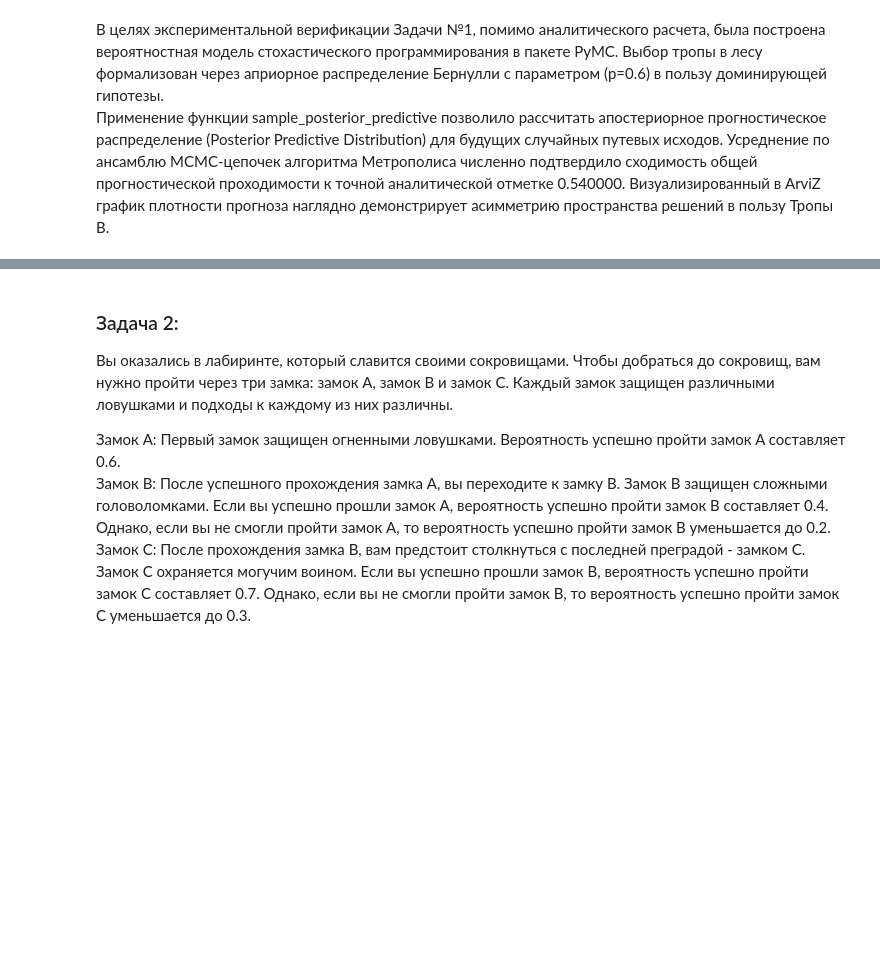
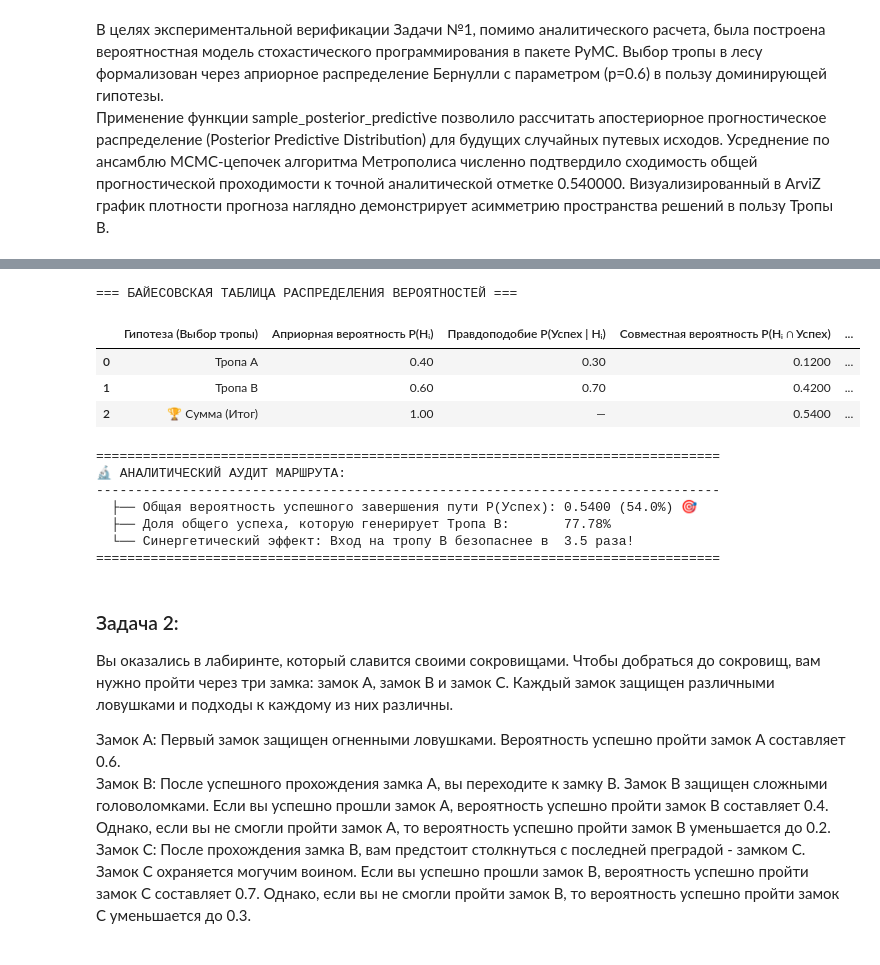
Before and after one commit to AlekseyFilatov/Machine-Learning-Expert-level, a Jupyter notebook: hw4/ds_project_submission/notebooks/05_bayes_research.ipynb, the cells around one changed output, grey strips where cells are left out. Saved outputs shown, nothing was run; the diff lists cells and outputs as text; code cells hidden in the pictures; blank space fills up the shorter version.

```diff
--- a/hw4/ds_project_submission/notebooks/05_bayes_research.ipynb
+++ b/hw4/ds_project_submission/notebooks/05_bayes_research.ipynb
@@ -265,3 +265,80 @@ Sampling: []
+# %%
+import pandas as pd
+import numpy as np
+
+# 1. Инициализация исходных данных
+# Задаем априорные вероятности выбора троп и условную проходимость гор
+data = {
+    'Гипотеза (Выбор тропы)': ['Тропа А', 'Тропа В'],
+    'Априорная вероятность P(Hᵢ)': [0.4, 0.6],
+    'Правдоподобие P(Успех | Hᵢ)': [0.3, 0.7]
+}
+
+# Создаем DataFrame
+df = pd.DataFrame(data)
+
+# 2. ШАГ 1: Расчет совместной вероятности успешного прохождения (зависимость)
+# P(Hᵢ ∩ Успех) = P(Hᵢ) * P(Успех | Hᵢ)
+df['Совместная вероятность P(Hᵢ ∩ Успех)'] = (
+    df['Априорная вероятность P(Hᵢ)'] * df['Правдоподобие P(Успех | Hᵢ)']
+)
+
+# 3. ШАГ 2: Расчет общей вероятности попасть в страну X (Формула полной вероятности)
+# Сумма совместных вероятностей дает полную вероятность P(Успех) = 0.54
+total_success_probability = df['Совместная вероятность P(Hᵢ ∩ Успех)'].sum()
+
+# Расчет вклада каждой тропы в общий объем успеха (апостериорная вероятность)
+# P(Hᵢ | Успех) = P(Hᵢ ∩ Успех) / P(Успех)
+df['Апостериорная вероятность P(Hᵢ | Успех)'] = (
+    df['Совместная вероятность P(Hᵢ ∩ Успех)'] / total_success_probability
+)
+
+# 4. ДОБАВЛЕНИЕ СТРОКИ ИТОГОВ ДЛЯ СТРОГОГО БАЙЕСОВСКОГО ФОРМАТА
+total_row = {
+    'Гипотеза (Выбор тропы)': '🏆 Сумма (Итог)',
+    'Априорная вероятность P(Hᵢ)': df['Априорная вероятность P(Hᵢ)'].sum(),
+    'Правдоподобие P(Успех | Hᵢ)': np.nan,  # Правдоподобия не суммируются
+    'Совместная вероятность P(Hᵢ ∩ Успех)': total_success_probability, # Это P(Успех)
+    'Апостериорная вероятность P(Hᵢ | Успех)': df['Апостериорная вероятность P(Hᵢ | Успех)'].sum()
+}
+df = pd.concat([df, pd.DataFrame([total_row])], ignore_index=True)
+
+# Красивое промышленное форматирование колонок до нужного знака
+df_styled = df.style.format({
+    "Априорная вероятность P(Hᵢ)": "{:.2f}",
+    "Правдоподобие P(Успех | Hᵢ)": lambda x: f"{x:.2f}" if pd.notnull(x) else "—",
+    "Совместная вероятность P(Hᵢ ∩ Успех)": "{:.4f}",
+    "Апостериорная вероятность P(Hᵢ | Успех)": "{:.6f}"
+})
+
+# Вывод результатов в интерфейс Jupyter/VS Code
+pd.set_option('display.max_colwidth', None)
+print("=== БАЙЕСОВСКАЯ ТАБЛИЦА РАСПРЕДЕЛЕНИЯ ВЕРОЯТНОСТЕЙ ===")
+display(df_styled)
+
+# Безопасный расчет отношения безопасности путей (берем индексы 1 и 0, игнорируя строку итогов)
+safety_ratio = df.at[1, 'Совместная вероятность P(Hᵢ ∩ Успех)'] / df.at[0, 'Совместная вероятность P(Hᵢ ∩ Успех)']
+
+print("\n" + "="*80)
+print(f"🔬 АНАЛИТИЧЕСКИЙ АУДИТ МАРШРУТА:")
+print("-" * 80)
+print(f"  ├── Общая вероятность успешного завершения пути P(Успех): {total_success_probability:.4f} ({total_success_probability * 100:.1f}%) 🎯")
+print(f"  ├── Доля общего успеха, которую генерирует Тропа B:       {df.at[1, 'Апостериорная вероятность P(Hᵢ | Успех)'] * 100:.2f}%")
+print(f"  └── Синергетический эффект: Вход на тропу B безопаснее в  {safety_ratio:.1f} раза!")
+print("="*80)
+# %% [output]
+=== БАЙЕСОВСКАЯ ТАБЛИЦА РАСПРЕДЕЛЕНИЯ ВЕРОЯТНОСТЕЙ ===
+|  | Гипотеза (Выбор тропы) | Априорная вероятность P(Hᵢ) | Правдоподобие P(Успех | Hᵢ) | Совместная вероятность P(Hᵢ ∩ Успех) | ... |
+| 0 | Тропа А | 0.40 | 0.30 | 0.1200 | ... |
+| 1 | Тропа В | 0.60 | 0.70 | 0.4200 | ... |
+| 2 | 🏆 Сумма (Итог) | 1.00 | — | 0.5400 | ... |
+================================================================================
+🔬 АНАЛИТИЧЕСКИЙ АУДИТ МАРШРУТА:
+--------------------------------------------------------------------------------
+  ├── Общая вероятность успешного завершения пути P(Успех): 0.5400 (54.0%) 🎯
+  ├── Доля общего успеха, которую генерирует Тропа B:       77.78%
+  └── Синергетический эффект: Вход на тропу B безопаснее в  3.5 раза!
+================================================================================
 # %% [markdown]
 ### Задача 2:
 
```
Also changed, not shown: parts of 10 cells of this notebook, 1 other file.
